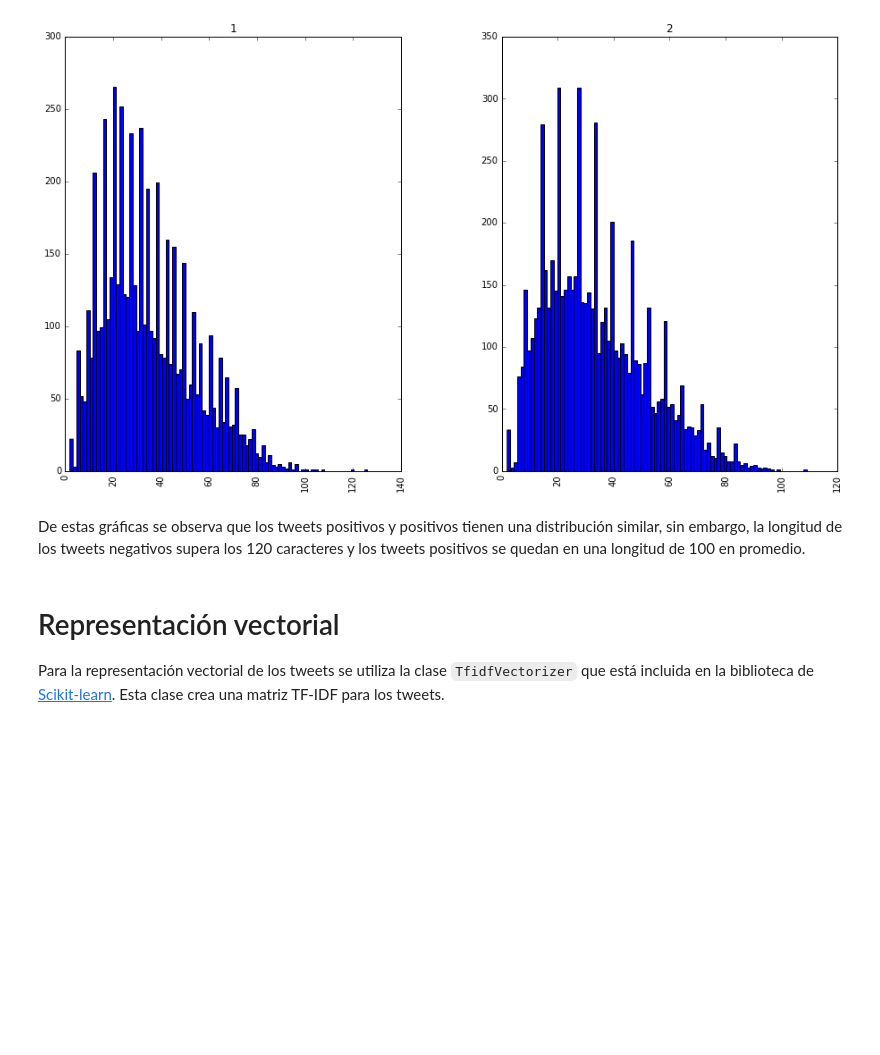
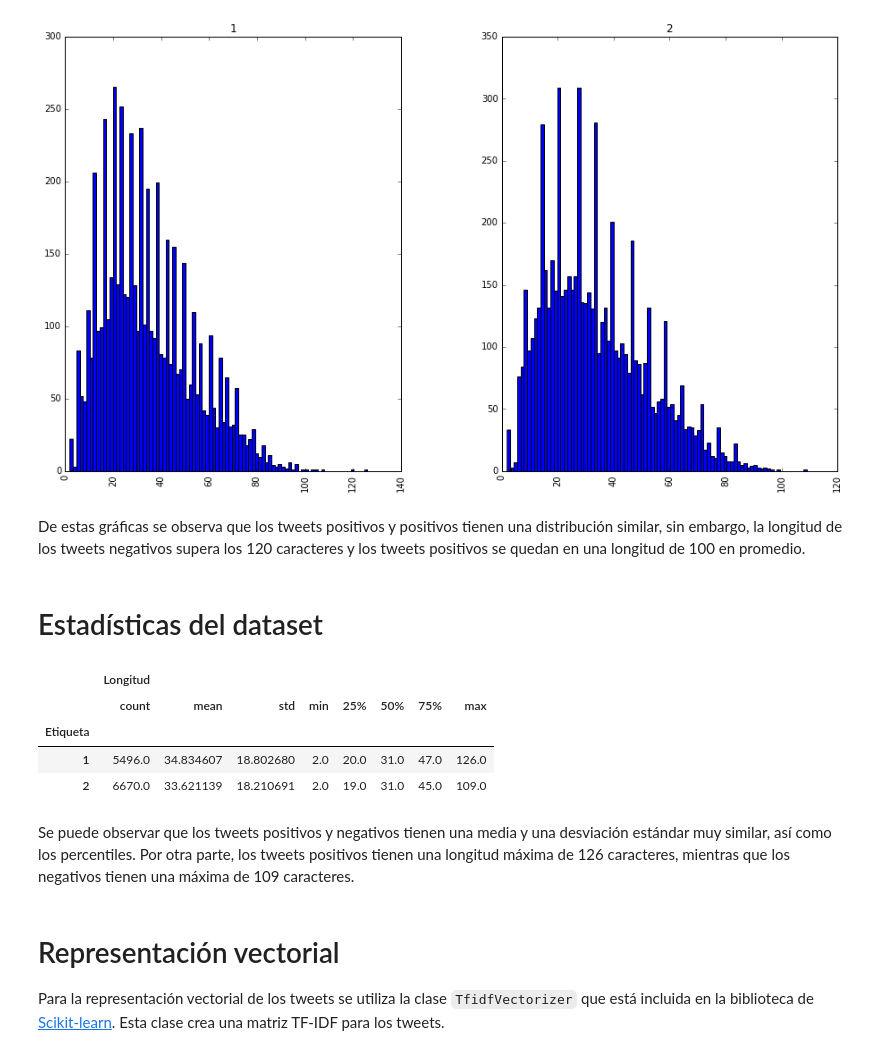
Before and after one commit to jolivaresc/TSTL, a Jupyter notebook: proy/Proyecto TSTL.ipynb, the cells around one changed output. Saved outputs shown, nothing was run; the diff lists cells and outputs as text; code cells hidden in the pictures; blank space fills up the shorter version.

```diff
--- a/proy/Proyecto TSTL.ipynb
+++ b/proy/Proyecto TSTL.ipynb
@@ -202,6 +266,18 @@ array([<matplotlib.axes._subplots.AxesSubplot object at 0x...>,
 [figure]
 # %% [markdown]
 De estas gráficas se observa que los tweets positivos y positivos tienen una distribución similar, sin embargo, la longitud de los tweets negativos supera los 120 caracteres y los tweets positivos se quedan en una longitud de 100 en promedio.
+# %% [markdown]
+# Estadísticas del dataset
+# %%
+tweets.groupby('Etiqueta').describe()
+# %% [output]
+|  | Longitud |  |  |  |  |  |  |  |
+|  | count | mean | std | min | 25% | 50% | 75% | max |
+| Etiqueta |  |  |  |  |  |  |  |  |
+| 1 | 5496.0 | 34.834607 | 18.802680 | 2.0 | 20.0 | 31.0 | 47.0 | 126.0 |
+| 2 | 6670.0 | 33.621139 | 18.210691 | 2.0 | 19.0 | 31.0 | 45.0 | 109.0 |
+# %% [markdown]
+Se puede observar que los tweets positivos y negativos tienen una media y una desviación estándar muy similar, así como los percentiles. Por otra parte, los tweets positivos tienen una longitud máxima de 126 caracteres, mientras que los negativos tienen una máxima de 109 caracteres.
 # %% [markdown]
 # Representación vectorial
 Para la representación vectorial de los tweets se utiliza la clase `TfidfVectorizer` que está incluida en la biblioteca de [Scikit-learn](http://scikit-learn.org/stable/). Esta clase crea una matriz TF-IDF para los tweets.
```
Also changed, not shown: parts of 37 cells of this notebook.
